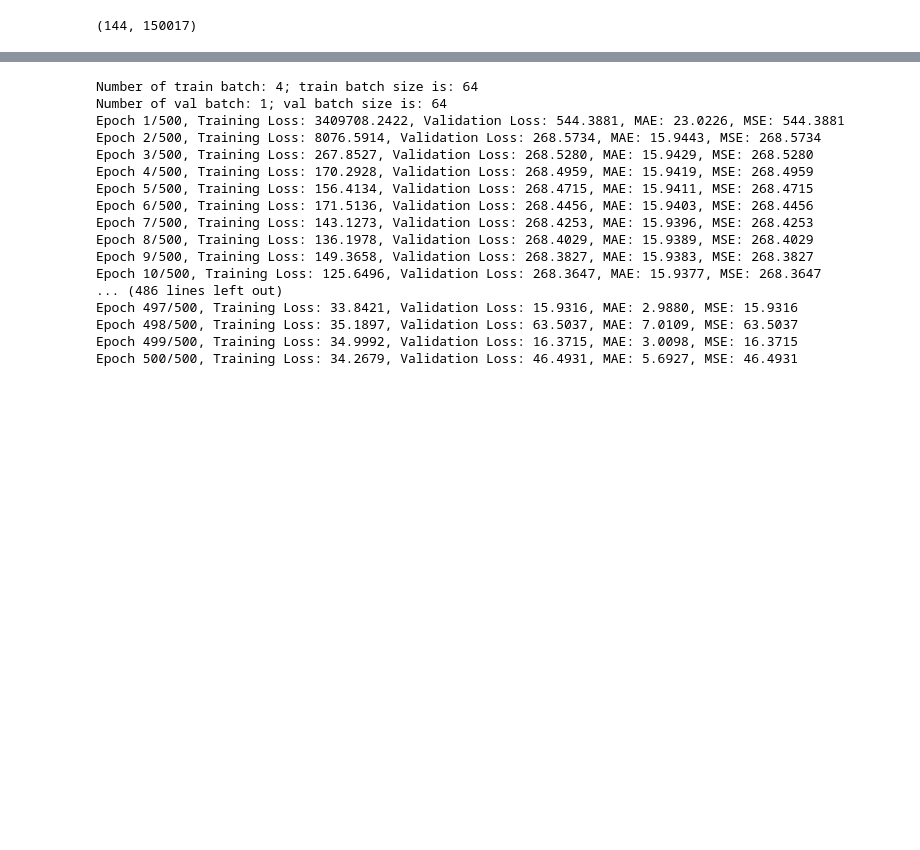
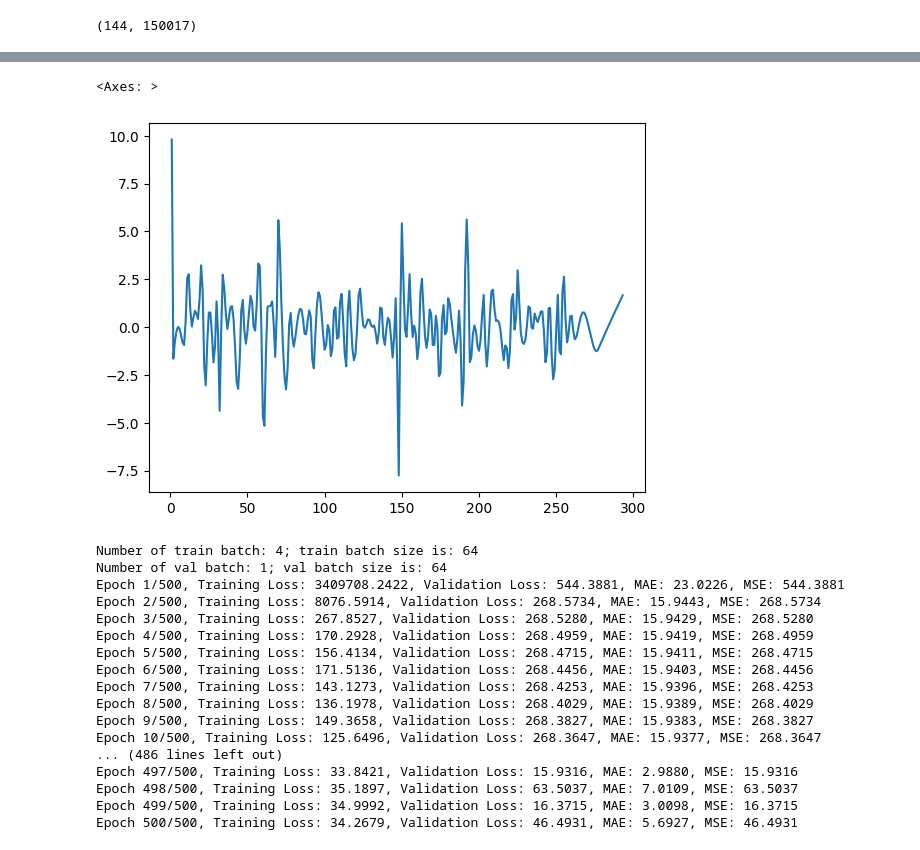
Before and after one commit to jiruifu/EEG_Biomechanics_Project, a Jupyter notebook: prediction.ipynb, the cells around one changed output, grey strips where cells are left out. Drawn from its saved outputs; the diff is of its cells as text; code cells hidden in the pictures; blank space fills up the shorter version.

```diff
--- a/prediction.ipynb
+++ b/prediction.ipynb
@@ -149,3 +151,12 @@ vo2_df_interpolated
+# %%
+VO2 = vo2_df_interpolated['VO2'].to_numpy()
+vo2_idx = vo2_df_interpolated['Time'].to_numpy()
+diff = np.diff(VO2)
+inserted_result = np.insert(diff, 0, VO2[0])
+sns.lineplot(x=vo2_idx, y=inserted_result)
+# %% [output]
+<Axes: >
+[figure, added]
 # %%
 def align_vo2_with_eeg(vo2_df, eeg_raw):
     # Calculate the number of EEG samples per second
```
Also changed, not shown: parts of 7 cells of this notebook, 2 other files.
